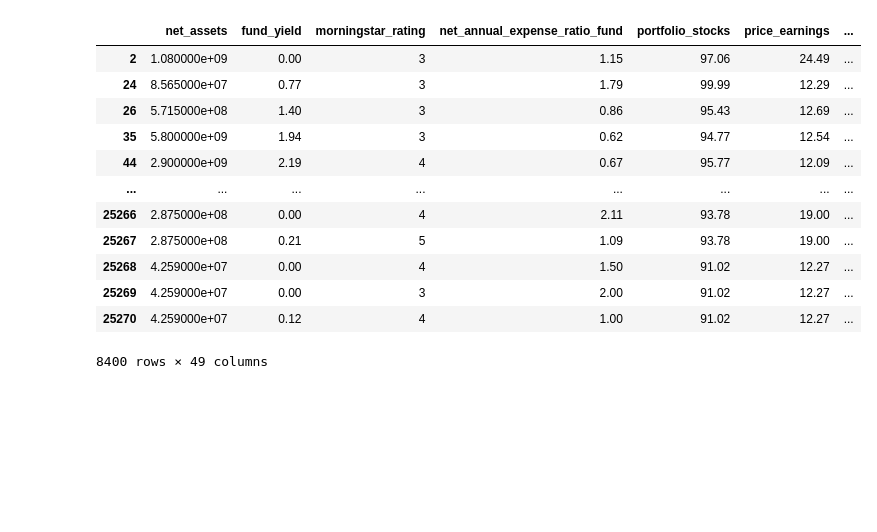
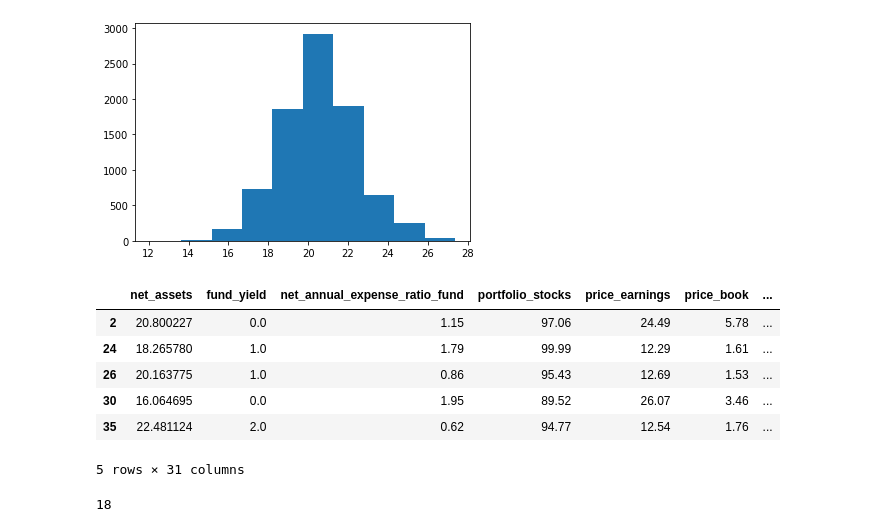
Before and after one commit to somjadhav/mutualfunds, a Jupyter notebook: main.ipynb, the cells around one changed output. Drawn from its saved outputs; the diff is of its cells as text; code cells hidden in the pictures; blank space fills up the shorter version.

```diff
--- a/main.ipynb
+++ b/main.ipynb
@@ -29,0 +46,2 @@ df_mf = df_mf[['net_assets', 'fund_yield', 'morningstar_rating','investment', 's
+# %%
+df_mf = df_mf[selected_columns]
@@ -29,0 +56,2 @@ df_mf = df_mf[['net_assets', 'fund_yield', 'morningstar_rating','investment', 's
+# %%
+df_mf.dropna(inplace=True)
@@ -30,3 +62,6 @@ df_mf = df_mf[['net_assets', 'fund_yield', 'morningstar_rating','investment', 's
+# %%
+s_rets = df_mf['fund_return_10years']
+df_mf = df_mf.drop('fund_return_10years',axis=1)
 # %%
 s_rets = s_rets > 13.6
 s_rets = s_rets.astype(int)
@@ -36,24 +76,26 @@ sum(s_rets)/len(s_rets)
+# %%
+df_mf['net_assets'] = df_mf['net_assets'].apply(lambda x: math.log(x))
+
+plt.hist(df_mf['net_assets'])
+plt.show()
+# %% [output]
+[figure, added]
 # %%
 investment_dummies = pd.get_dummies(df_mf['investment'],prefix="investment")
 size_dummies = pd.get_dummies(df_mf['size'],prefix="size")
 
 df_mf = pd.concat([df_mf,investment_dummies,size_dummies], axis=1)
 df_mf = df_mf.drop(['investment','size'],axis=1)
-df_mf
+
+df_mf.head()
 # %% [output]
-|  | net_assets | fund_yield | morningstar_rating | net_annual_expense_ratio_fund | portfolio_stocks | price_earnings | ... |
-| 2 | 1.080000e+09 | 0.00 | 3 | 1.15 | 97.06 | 24.49 | ... |
-| 24 | 8.565000e+07 | 0.77 | 3 | 1.79 | 99.99 | 12.29 | ... |
-| 26 | 5.715000e+08 | 1.40 | 3 | 0.86 | 95.43 | 12.69 | ... |
-| 35 | 5.800000e+09 | 1.94 | 3 | 0.62 | 94.77 | 12.54 | ... |
-| 44 | 2.900000e+09 | 2.19 | 4 | 0.67 | 95.77 | 12.09 | ... |
-| ... | ... | ... | ... | ... | ... | ... | ... |
-| 25266 | 2.875000e+08 | 0.00 | 4 | 2.11 | 93.78 | 19.00 | ... |
-| 25267 | 2.875000e+08 | 0.21 | 5 | 1.09 | 93.78 | 19.00 | ... |
-| 25268 | 4.259000e+07 | 0.00 | 4 | 1.50 | 91.02 | 12.27 | ... |
-| 25269 | 4.259000e+07 | 0.00 | 3 | 2.00 | 91.02 | 12.27 | ... |
-| 25270 | 4.259000e+07 | 0.12 | 4 | 1.00 | 91.02 | 12.27 | ... |
+|  | net_assets | fund_yield | net_annual_expense_ratio_fund | portfolio_stocks | price_earnings | price_book | ... |
+| 2 | 20.800227 | 0.0 | 1.15 | 97.06 | 24.49 | 5.78 | ... |
+| 24 | 18.265780 | 1.0 | 1.79 | 99.99 | 12.29 | 1.61 | ... |
+| 26 | 20.163775 | 1.0 | 0.86 | 95.43 | 12.69 | 1.53 | ... |
+| 30 | 16.064695 | 0.0 | 1.95 | 89.52 | 26.07 | 3.46 | ... |
+| 35 | 22.481124 | 2.0 | 0.62 | 94.77 | 12.54 | 1.76 | ... |
-8400 rows × 49 columns
+5 rows × 31 columns
 # %%
 k_values = [x for x in range(3,11)]
 accuracy_test = []
@@ -71,2 +111,17 @@ X_test.reset_index(inplace=True,drop=True)
+# %%
+scaler = MinMaxScaler()
+X_train_scaled = scaler.fit_transform(X_train.to_numpy())
+X_test_scaled = scaler.transform(X_test.to_numpy())
+
+pca = PCA(.99)
+
+pca.fit(X_train_scaled)
+
+X_train_scaled = pca.transform(X_train_scaled)
+X_test_scaled = pca.transform(X_test_scaled)
+
+pca.n_components_
+# %% [output]
+18
 # %%
 for val in k_values:
```
Also changed, not shown: parts of 32 cells of this notebook, 1 other file.
